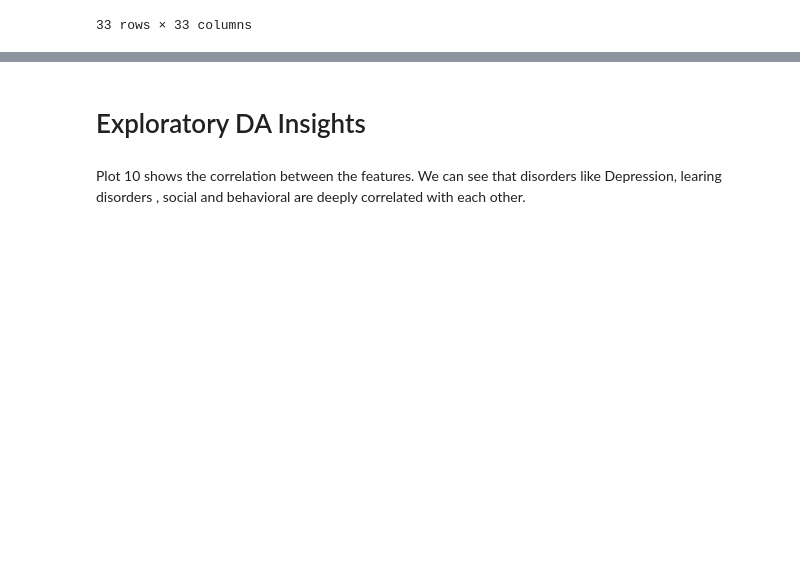
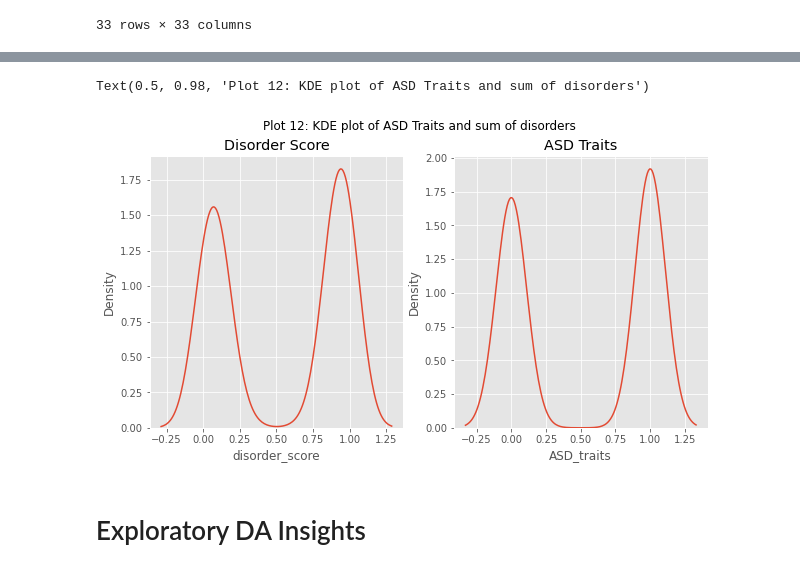
Before and after one commit to Olarsk/omdena-sl-autism, a Jupyter notebook: github data EDA.ipynb, the cells around one changed output, grey strips where cells are left out. Saved outputs shown, nothing was run; the diff lists cells and outputs as text; code cells hidden in the pictures; blank space fills up the shorter version.

```diff
--- a/github data EDA.ipynb
+++ b/github data EDA.ipynb
@@ -479,0 +527,8 @@ Text(0.5, 0.98, 'Plot 10: Heatmap showing correlation of the features')
+# %%
+dcol = clean_asd[['Speech Delay/Language Disorder', 'Learning disorder',
+       'Genetic_Disorders', 'Depression',
+       'Global developmental delay/intellectual disability',
+       'Social/Behavioural Issues', 'Anxiety_disorder', 'Jaundice', 'Family_mem_with_ASD']]
+disorder_score = dcol.mean(axis=1)
+clean_asd['disorder_score'] = disorder_score
+clean_asd.head()
@@ -480,4 +555,11 @@ Text(0.5, 0.98, 'Plot 10: Heatmap showing correlation of the features')
+# %%
+fig, axes = plt.subplots(1, 2, figsize=(10,5))
+sns.kdeplot(data=clean_asd, x='disorder_score', ax=axes[0]).set_title("Disorder Score")
+sns.kdeplot(data=clean_asd, x='ASD_traits',ax=axes[1]).set_title("ASD Traits")
+
+plt.suptitle("Plot 12: KDE plot of ASD Traits and sum of disorders")
+# %% [output]
+Text(0.5, 0.98, 'Plot 12: KDE plot of ASD Traits and sum of disorders')
+[figure, added]
 # %% [markdown]
 # Exploratory DA Insights
-# %% [markdown]
-Plot 10 shows the correlation between the features. We can see that disorders like Depression, learing disorders , social and behavioral are deeply correlated with each other.
```
Also changed, not shown: parts of 13 cells of this notebook.
